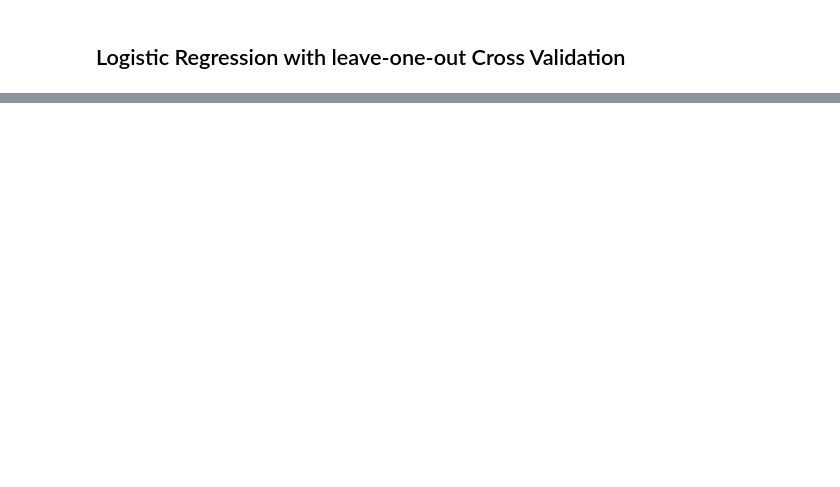
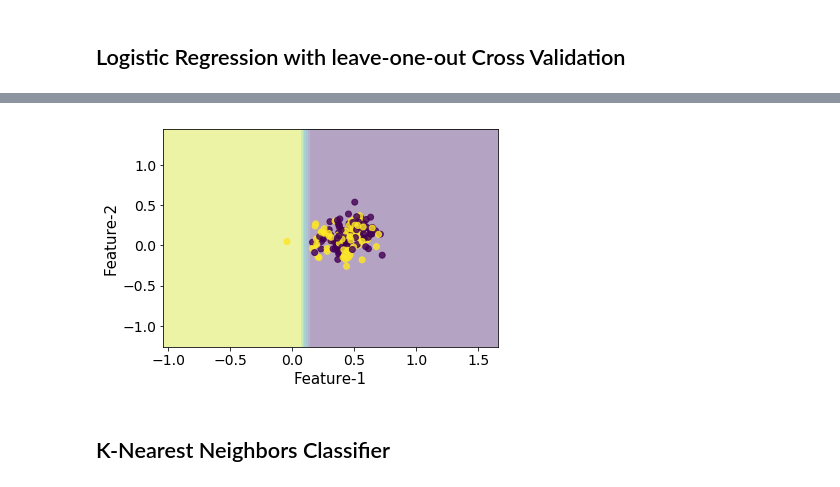
Before and after one commit to brainhack-school2020/tjays7_fmri, a Jupyter notebook: gender_fmri.ipynb, the cells around one changed output, grey strips where cells are left out. Drawn from its saved outputs; the diff is of its cells as text; code cells hidden in the pictures; blank space fills up the shorter version.

```diff
--- a/gender_fmri.ipynb
+++ b/gender_fmri.ipynb
@@ -373,9 +361,11 @@ plt.legend()
 # %%
+# CV with Leave-One-Out
+
 loo = LeaveOneOut() # for leaveOneOut cross validation
 
-model = LogisticRegression(random_state=0)
+clf_lg = LogisticRegression(random_state=0)
 # predict
-#y_pred = cross_val_predict(model, X_train, y_train, cv=loo)
+y_pred = cross_val_predict(clf_lg, X_train, y_train, cv=loo)
 
-acc = cross_val_score(model , X = X_train , y = y_train , cv = loo, scoring='accuracy') # Cross validation scores
-mae = cross_val_score(model, X_train, y_train, cv=loo, scoring='neg_mean_absolute_error')
+acc = cross_val_score(clf_lg , X = X_train , y = y_train , cv = loo, scoring='accuracy') # Cross validation scores
+mae = cross_val_score(clf_lg, X_train, y_train, cv=loo, scoring='neg_mean_absolute_error')
@@ -385,0 +378,9 @@ acc.mean() * 100
+# %%
+# CV with 10-folds
+
+# predict
+y_pred = cross_val_predict(clf_lg, X_train, y_train, cv=10)
+# scores
+acc = cross_val_score(clf_lg, X_train, y_train, cv=10)
+mae = cross_val_score(clf_lg, X_train, y_train, cv=10, scoring='neg_mean_absolute_error')
+clf_lg.fit(X_train,y_train)
@@ -385,0 +425,45 @@ acc.mean() * 100
+# %%
+try:
+    X = np.array(df_features)
+    y = np.array(df_labels).flatten()
+except:
+    print("Coercing input data to NumPy arrays failed")
+# Reduces to the first two columns of data
+reduced_data = X[:, 2014:2016]
+
+model = clf_lg
+# Fits the model with the reduced data
+model.fit(reduced_data, y)
+
+# Step size of the mesh. Decrease to increase the quality of the VQ.
+h = .02     # point in the mesh [x_min, m_max]x[y_min, y_max].
+
+# Plot the decision boundary. For that, we will assign a color to each
+x_min, x_max = reduced_data[:, 0].min() - 1, reduced_data[:, 0].max() + 1
+y_min, y_max = reduced_data[:, 1].min() - 1, reduced_data[:, 1].max() + 1
+# Meshgrid creation
+xx, yy = np.meshgrid(np.arange(x_min, x_max, h), np.arange(y_min, y_max, h))
+
+# Obtain labels for each point in mesh using the model.
+Z = model.predict(np.c_[xx.ravel(), yy.ravel()])
+
+x_min, x_max = X[:, 0].min() - 1, X[:, 0].max() + 1
+y_min, y_max = X[:, 1].min() - 1, X[:, 1].max() + 1
+xx, yy = np.meshgrid(np.arange(x_min, x_max, 0.1),
+                     np.arange(y_min, y_max, 0.1))
+
+# Predictions to obtain the classification results
+Z = model.predict(np.c_[xx.ravel(), yy.ravel()]).reshape(xx.shape)
+
+# Plotting
+plt.contourf(xx, yy, Z, alpha=0.4)
+plt.scatter(X[:, 0], X[:, 1], c=y, alpha=0.8)
+plt.xlabel("Feature-1",fontsize=15)
+plt.ylabel("Feature-2",fontsize=15)
+plt.xticks(fontsize=14)
+plt.yticks(fontsize=14)
+plt.show()
+# %% [output]
+[figure, added]
+# %% [markdown]
+## K-Nearest Neighbors Classifier
```
Also changed, not shown: parts of 32 cells of this notebook.
